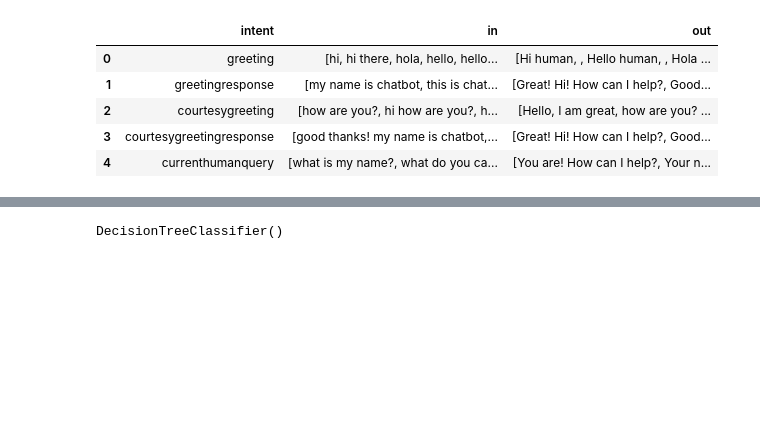
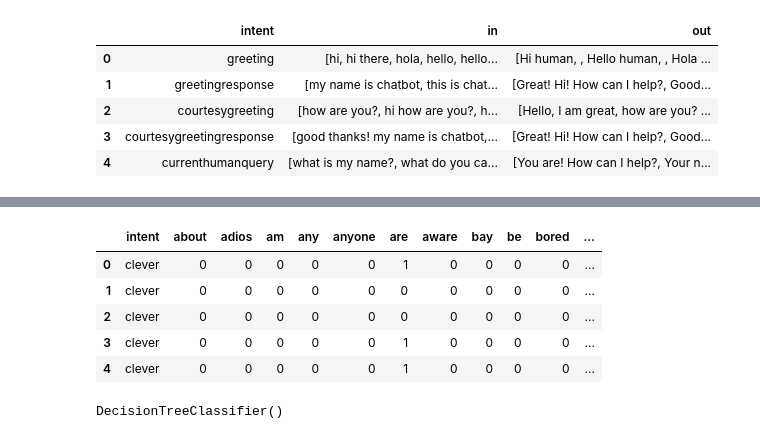
Before and after one commit to lkross06/easychat, a Jupyter notebook: tree.ipynb, the cells around one changed output, grey strips where cells are left out. Drawn from its saved outputs; the diff is of its cells as text; code cells hidden in the pictures; blank space fills up the shorter version.

Commit message:
made decision tree with count vectorizer, accuracy = 60%. added todo list to tree.ipynb

```diff
--- a/tree.ipynb
+++ b/tree.ipynb
@@ -80,9 +60,0 @@ df.head(5)
-# %%
-arr = df["in"].to_numpy()
-arr2 = []
-for i in arr:
-    arr2 += i
-all_keywords = [*set(arr2)] #holds all lemmas for input text
-for word in all_keywords:
-    df[word] = [0 for x in range(0, df.shape[0])]
-df.head(5)
@@ -96,6 +60,0 @@ df.head(5)
-# %%
-for i, row in df.iterrows():
-    for word in row["in"]:
-        if word in all_keywords:
-            df.loc[len(df.index)] = [row["intent"], word, row["out"], 0, 0, 0, 0, 0, 0, 0, 0, 0, 0, 0, 0, 0, 0, 0, 0, 0, 0, 0, 0, 0, 0, 0, 0, 0, 0, 0, 0, 0, 0, 0, 0, 0, 0, 0, 0, 0, 0, 0, 0, 0, 0, 0, 0, 0, 0, 0, 0, 0, 0, 0, 0, 0, 0, 0, 0, 0, 0, 0, 0, 0, 0, 0, 0, 0, 0, 0, 0, 0, 0, 0, 0, 0, 0, 0, 0, 0, 0, 0]
-df.head(5)
@@ -108,0 +61,9 @@ df.head(5)
+# %%
+temp = pd.DataFrame(columns=["intent", "in", "out"])
+for index, row in df.iterrows():
+    for i in row["in"]:
+        temp.loc[len(temp.index)] = [row["intent"], i, row["out"]]
+df = temp.sort_values("intent")
+df = df.reset_index()
+df.drop("index", axis=1, inplace=True)
+df.head(5)
@@ -109 +77,21 @@ df.head(5)
+# %%
+cvin = []
+for i in df["in"]:
+    cvin.append(i)
+
+cv = CountVectorizer()
+cvout = cv.fit_transform(cvin).toarray()
+cvwords = cv.get_feature_names_out()
+
+cvdf = pd.DataFrame(columns=cvwords, data=cvout)
+
+df2 = pd.concat([df["intent"], cvdf], axis=1)
+df2.head(5)
+# %% [output]
+|  | intent | about | adios | am | any | anyone | are | aware | bay | be | bored | ... |
+| 0 | clever | 0 | 0 | 0 | 0 | 0 | 1 | 0 | 0 | 0 | 0 | ... |
+| 1 | clever | 0 | 0 | 0 | 0 | 0 | 0 | 0 | 0 | 0 | 0 | ... |
+| 2 | clever | 0 | 0 | 0 | 0 | 0 | 0 | 0 | 0 | 0 | 0 | ... |
+| 3 | clever | 0 | 0 | 0 | 0 | 0 | 1 | 0 | 0 | 0 | 0 | ... |
+| 4 | clever | 0 | 0 | 0 | 0 | 0 | 1 | 0 | 0 | 0 | 0 | ... |
 # %%
```
Also changed, not shown: parts of 13 cells of this notebook.
